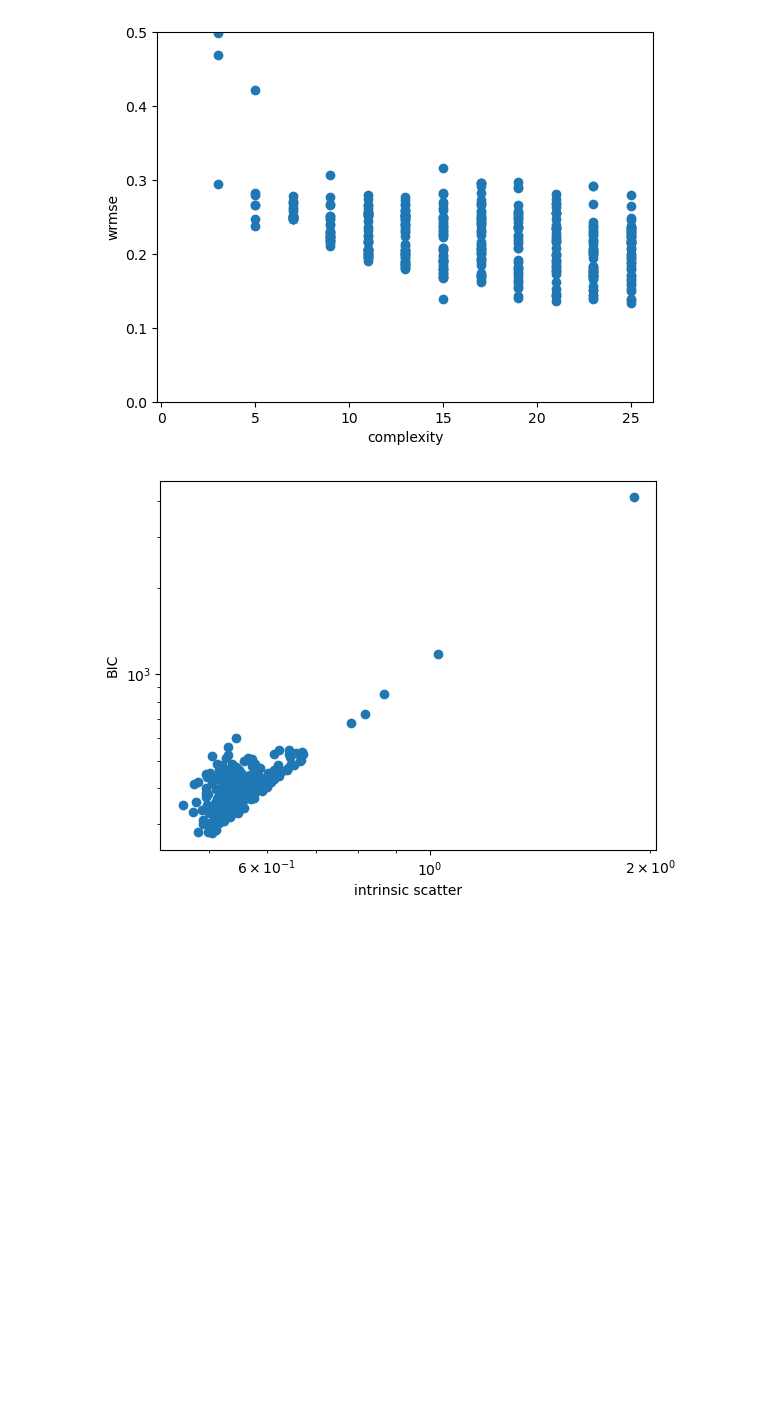
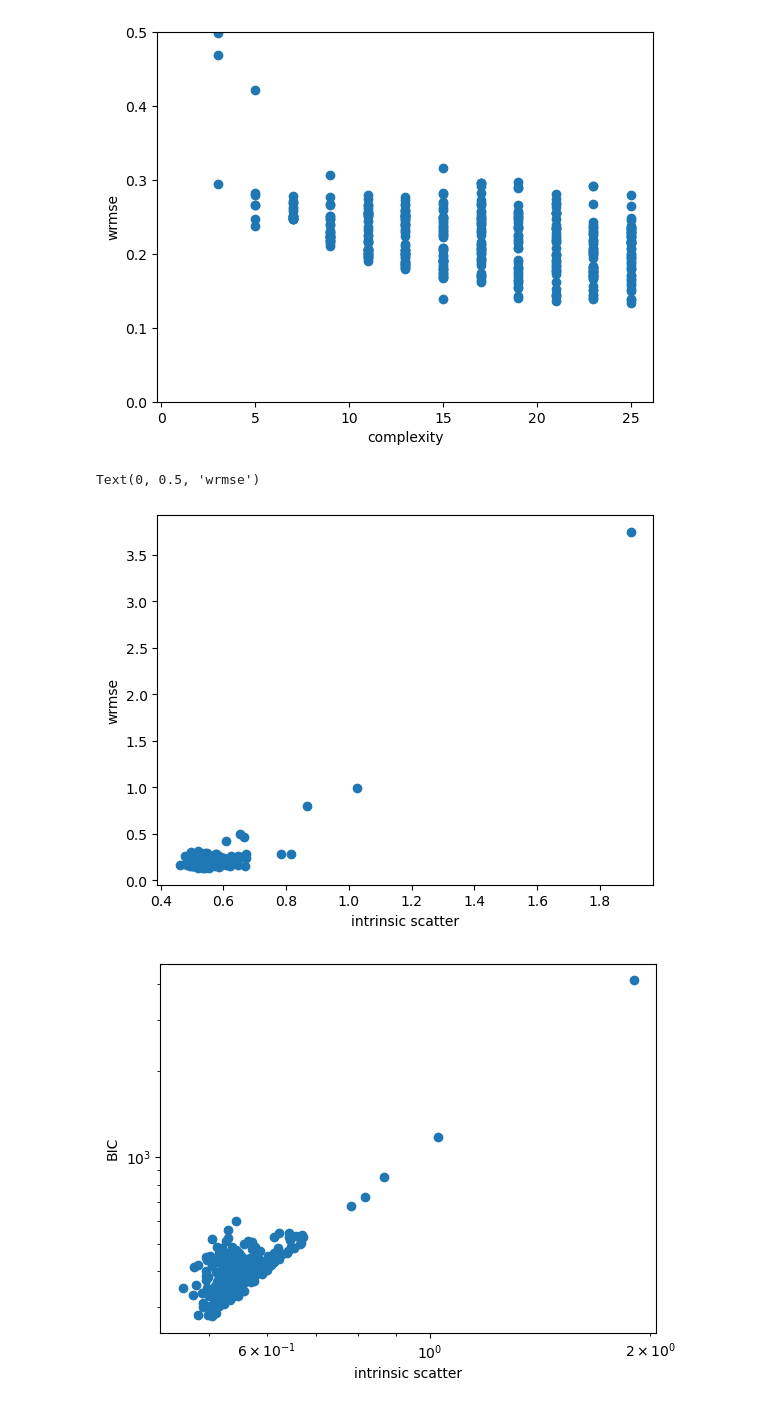
Before and after one commit to ZehaoJin/Ultimate_black_hole_mass_scaling_relations_Symbolic_Regression, a Jupyter notebook: Blackhole_properties/size-mass_relation/visualize_refitting.ipynb, the cells around one changed output. Drawn from its saved outputs; the diff is of its cells as text; code cells hidden in the pictures; blank space fills up the shorter version.

Commit message:
finishall refitting

```diff
--- a/Blackhole_properties/size-mass_relation/visualize_refitting.ipynb
+++ b/Blackhole_properties/size-mass_relation/visualize_refitting.ipynb
@@ -262,6 +272,15 @@ plt.ylim(0,0.5)
 # %% [output]
 (0.0, 0.5)
 [figure]
+# %%
+plt.scatter(t_eq['intrinsic_scatter'],t_eq['refit_wrmse'])
+plt.xlabel('intrinsic scatter')
+plt.ylabel('wrmse')
+#plt.yscale('log')
+#plt.xscale('log')
+# %% [output]
+Text(0, 0.5, 'wrmse')
+[figure, added]
 # %%
 plt.scatter(t_eq['intrinsic_scatter'],t_eq['BIC'])
 plt.xlabel('intrinsic scatter')
```
Also changed, not shown: parts of 1 cell of this notebook, 6 other files.
